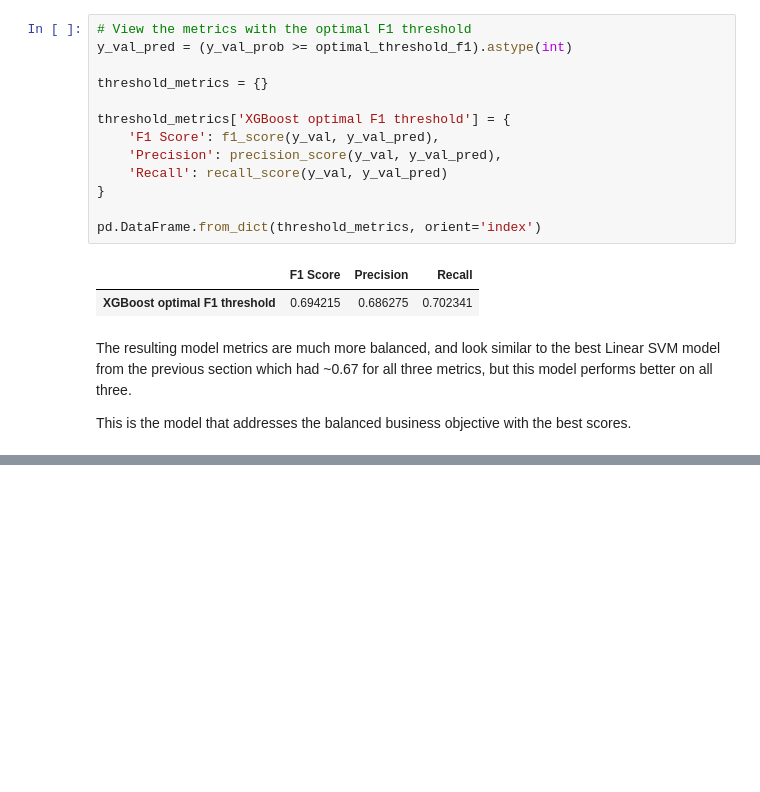
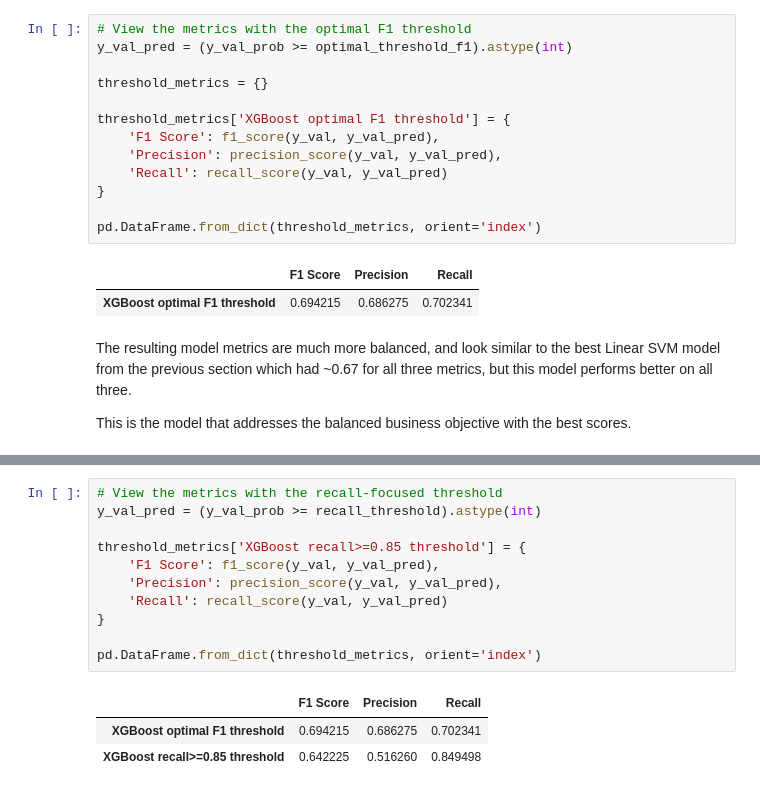
Before and after one commit to seckinadali/telco-churn-prediction, a Jupyter notebook: notebooks/03_model_development.ipynb, the cells around one changed output, grey strips where cells are left out. Cells and saved outputs as stored; diff of their text form; blank space fills up the shorter version.

```diff
--- a/notebooks/03_model_development.ipynb
+++ b/notebooks/03_model_development.ipynb
@@ -1098,0 +1120,15 @@ This is the model that addresses the balanced business objective with the best s
+# %%
+# View the metrics with the recall-focused threshold
+y_val_pred = (y_val_prob >= recall_threshold).astype(int)
+
+threshold_metrics['XGBoost recall>=0.85 threshold'] = {
+    'F1 Score': f1_score(y_val, y_val_pred),
+    'Precision': precision_score(y_val, y_val_pred),
+    'Recall': recall_score(y_val, y_val_pred)
+}
+
+pd.DataFrame.from_dict(threshold_metrics, orient='index')
+# %% [output]
+|  | F1 Score | Precision | Recall |
+| XGBoost optimal F1 threshold | 0.694215 | 0.686275 | 0.702341 |
+| XGBoost recall>=0.85 threshold | 0.642225 | 0.516260 | 0.849498 |
```
Also changed, not shown: parts of 6 cells of this notebook.
